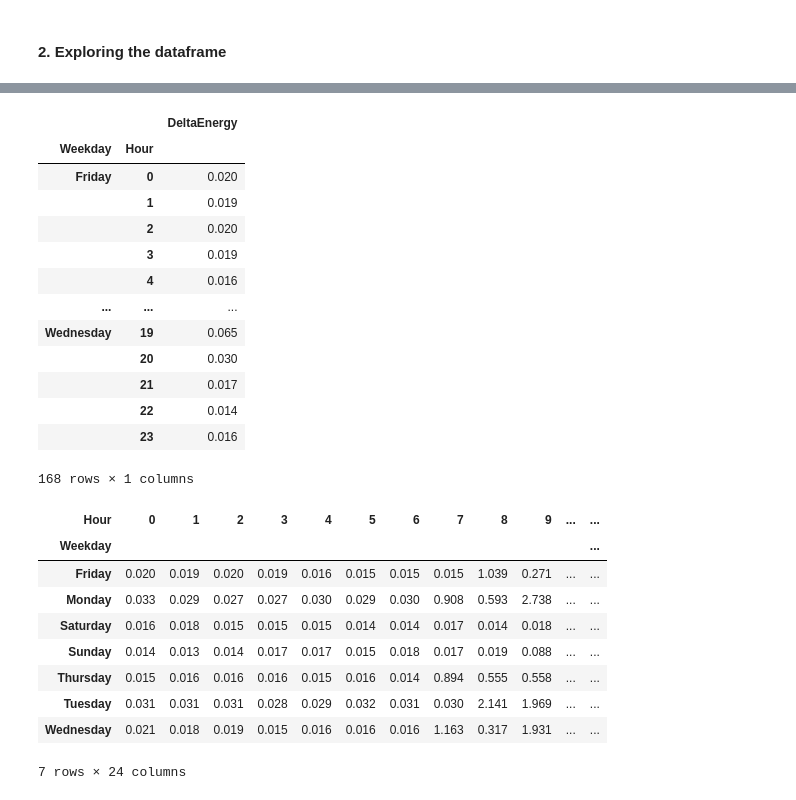
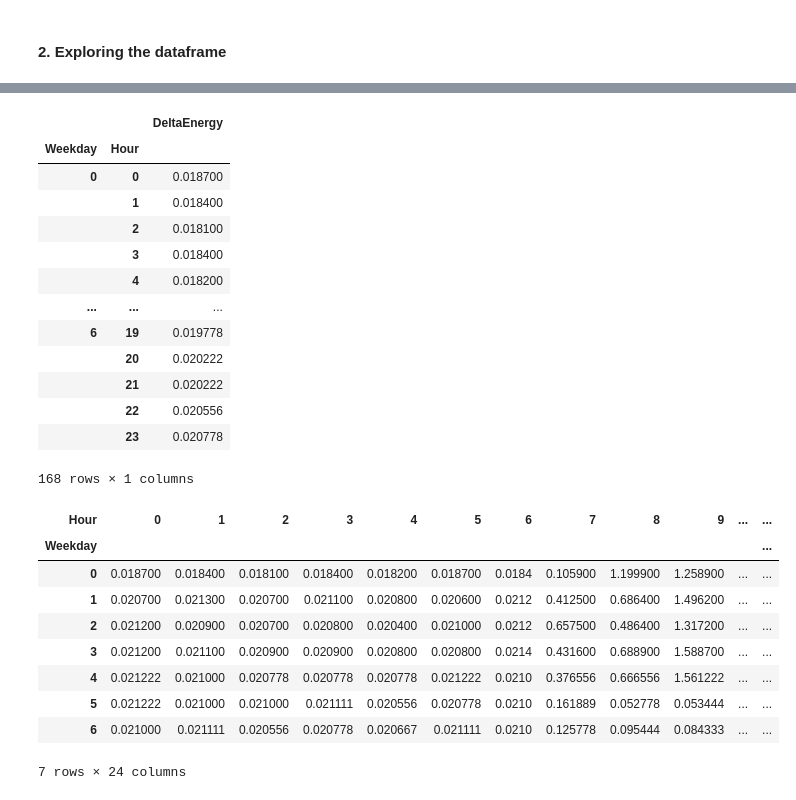
Before and after one commit to gerardocipriano/coffe-machine-heatmap, a Jupyter notebook: coffee_machine_heatmap.ipynb, the cells around one changed output, grey strips where cells are left out. Drawn from its saved outputs; the diff is of its cells as text; code cells hidden in the pictures.

```diff
--- a/coffee_machine_heatmap.ipynb
+++ b/coffee_machine_heatmap.ipynb
@@ -74,4 +58,4 @@ df['DeltaEnergy'] = df['Energy'].diff()
 # %%
-df = df[df['DeltaEnergy'] > 0]
+df = df[df['DeltaEnergy'] >= 0]
 df['DeltaEnergy'].plot()
 # %% [output]
@@ -80,4 +80,7 @@ df['DeltaEnergy'].plot()
 # %%
-df = df.resample('H').sum()
+df = df.resample('H', on='Date').agg({'DeltaEnergy': 'sum'}).reset_index()
+
+
+
 df['DeltaEnergy'].plot()
 # %% [output]
@@ -86,45 +105,43 @@ df['DeltaEnergy'].plot()
 # %%
-df = df.reset_index()
+
+
 df["Hour"] = df["Date"].dt.hour
 df["Weekday"] = df["Date"].dt.weekday
-weekday_names = ["Monday", "Tuesday", "Wednesday", "Thursday", "Friday", "Saturday", "Sunday"]
-df["Weekday"] = df["Weekday"].apply(lambda x: weekday_names[x])
+
 df = df.drop(columns=['Date'])
-df = df.drop(columns=['Energy'])
 # %%
-df = df.groupby(['Weekday', 'Hour']).sum()
+df = df.groupby(['Weekday', 'Hour']).mean()
 df
 # %% [output]
 |  |  | DeltaEnergy |
 | Weekday | Hour |  |
-| Friday | 0 | 0.020 |
-|  | 1 | 0.019 |
-|  | 2 | 0.020 |
-|  | 3 | 0.019 |
-|  | 4 | 0.016 |
+| 0 | 0 | 0.018700 |
+|  | 1 | 0.018400 |
+|  | 2 | 0.018100 |
+|  | 3 | 0.018400 |
+|  | 4 | 0.018200 |
 | ... | ... | ... |
-| Wednesday | 19 | 0.065 |
-|  | 20 | 0.030 |
-|  | 21 | 0.017 |
-|  | 22 | 0.014 |
-|  | 23 | 0.016 |
+| 6 | 19 | 0.019778 |
+|  | 20 | 0.020222 |
+|  | 21 | 0.020222 |
+|  | 22 | 0.020556 |
+|  | 23 | 0.020778 |
 168 rows × 1 columns
 # %%
 df = df.unstack()
 # %%
 df.columns = df.columns.droplevel(0)
-df = df.drop_duplicates()
 df
 # %% [output]
 | Hour | 0 | 1 | 2 | 3 | 4 | 5 | 6 | 7 | 8 | 9 | ... | ... |
 | Weekday |  |  |  |  |  |  |  |  |  |  |  | ... |
-| Friday | 0.020 | 0.019 | 0.020 | 0.019 | 0.016 | 0.015 | 0.015 | 0.015 | 1.039 | 0.271 | ... | ... |
-| Monday | 0.033 | 0.029 | 0.027 | 0.027 | 0.030 | 0.029 | 0.030 | 0.908 | 0.593 | 2.738 | ... | ... |
-| Saturday | 0.016 | 0.018 | 0.015 | 0.015 | 0.015 | 0.014 | 0.014 | 0.017 | 0.014 | 0.018 | ... | ... |
-| Sunday | 0.014 | 0.013 | 0.014 | 0.017 | 0.017 | 0.015 | 0.018 | 0.017 | 0.019 | 0.088 | ... | ... |
-| Thursday | 0.015 | 0.016 | 0.016 | 0.016 | 0.015 | 0.016 | 0.014 | 0.894 | 0.555 | 0.558 | ... | ... |
-| Tuesday | 0.031 | 0.031 | 0.031 | 0.028 | 0.029 | 0.032 | 0.031 | 0.030 | 2.141 | 1.969 | ... | ... |
-| Wednesday | 0.021 | 0.018 | 0.019 | 0.015 | 0.016 | 0.016 | 0.016 | 1.163 | 0.317 | 1.931 | ... | ... |
+| 0 | 0.018700 | 0.018400 | 0.018100 | 0.018400 | 0.018200 | 0.018700 | 0.0184 | 0.105900 | 1.199900 | 1.258900 | ... | ... |
+| 1 | 0.020700 | 0.021300 | 0.020700 | 0.021100 | 0.020800 | 0.020600 | 0.0212 | 0.412500 | 0.686400 | 1.496200 | ... | ... |
+| 2 | 0.021200 | 0.020900 | 0.020700 | 0.020800 | 0.020400 | 0.021000 | 0.0212 | 0.657500 | 0.486400 | 1.317200 | ... | ... |
+| 3 | 0.021200 | 0.021100 | 0.020900 | 0.020900 | 0.020800 | 0.020800 | 0.0214 | 0.431600 | 0.688900 | 1.588700 | ... | ... |
+| 4 | 0.021222 | 0.021000 | 0.020778 | 0.020778 | 0.020778 | 0.021222 | 0.0210 | 0.376556 | 0.666556 | 1.561222 | ... | ... |
+| 5 | 0.021222 | 0.021000 | 0.021000 | 0.021111 | 0.020556 | 0.020778 | 0.0210 | 0.161889 | 0.052778 | 0.053444 | ... | ... |
+| 6 | 0.021000 | 0.021111 | 0.020556 | 0.020778 | 0.020667 | 0.021111 | 0.0210 | 0.125778 | 0.095444 | 0.084333 | ... | ... |
 7 rows × 24 columns
 # %%
 import seaborn as sns
```
Also changed, not shown: parts of 10 cells of this notebook.
